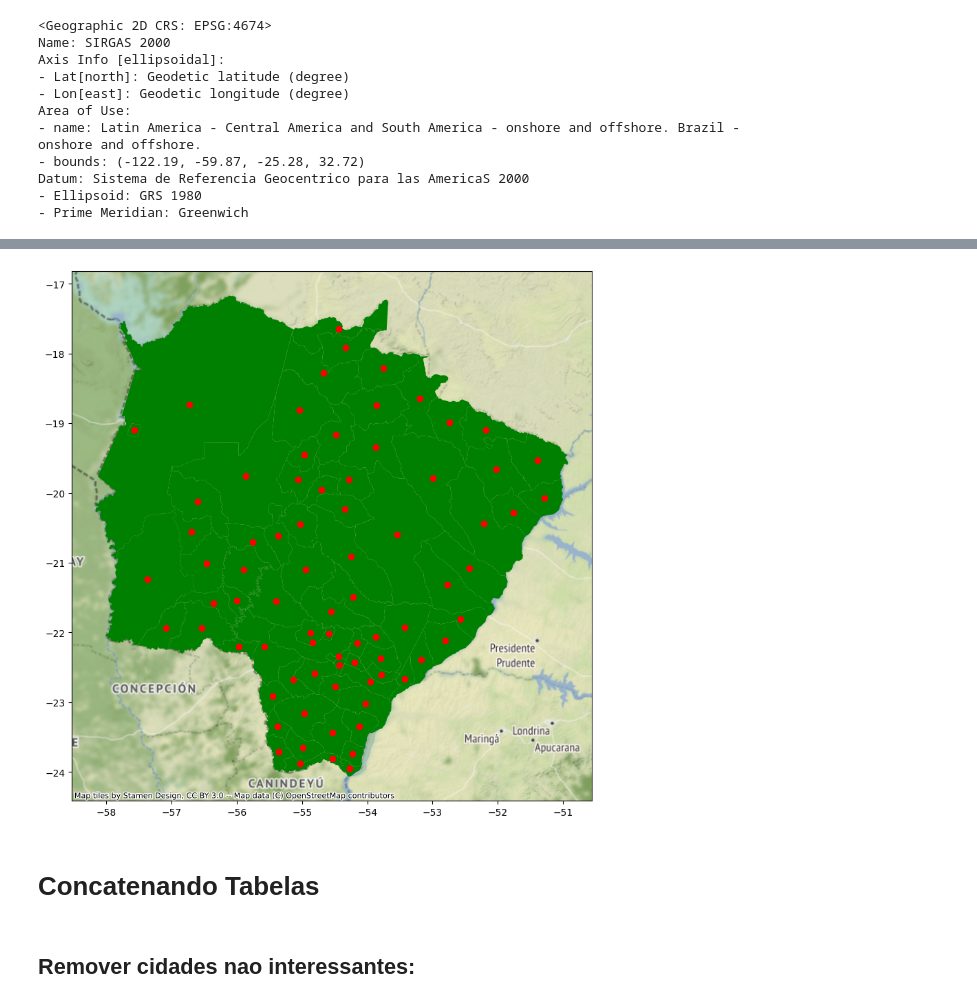
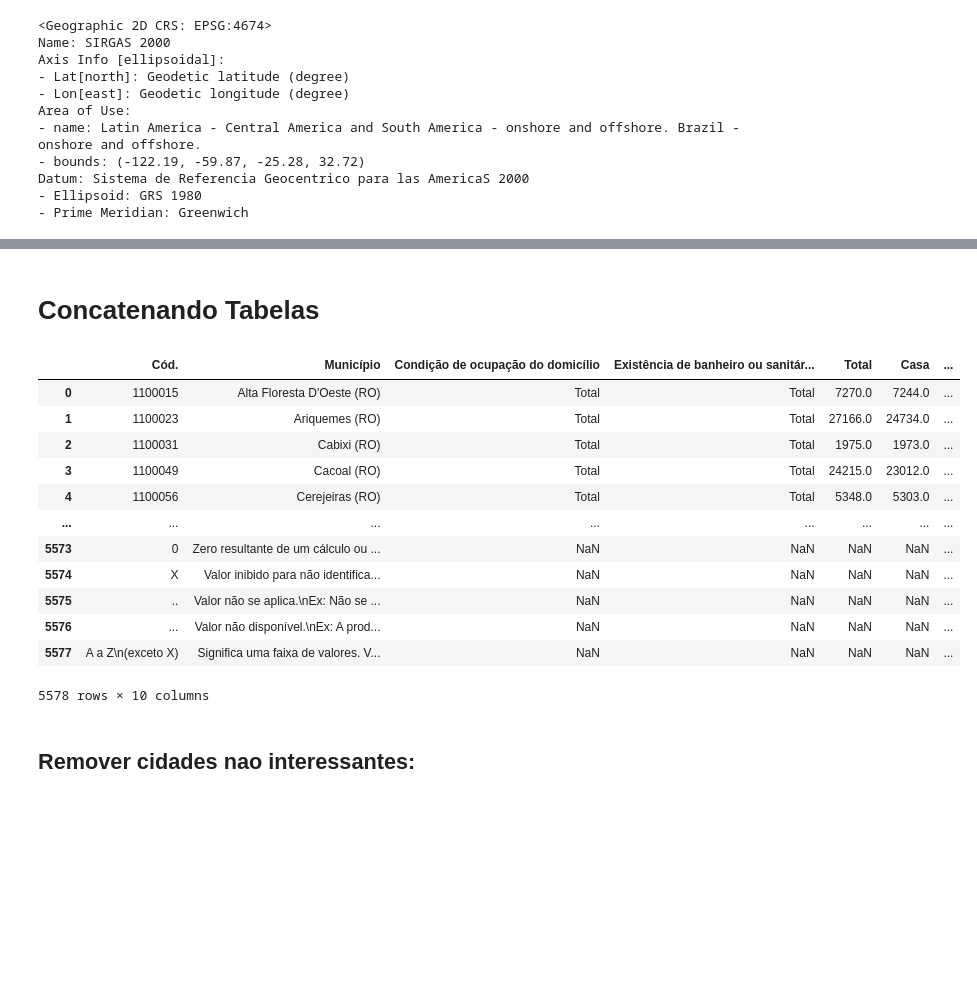
Before and after one commit to arthurchieppe/projetoInfGeo, a Jupyter notebook: Mato_Grosso_do_Sul.ipynb, the cells around one changed output, grey strips where cells are left out. Cells and saved outputs as stored; diff of their text form; code cells hidden in the pictures; blank space fills up the shorter version.

```diff
--- a/Mato_Grosso_do_Sul.ipynb
+++ b/Mato_Grosso_do_Sul.ipynb
@@ -91,16 +55,8 @@ ms.head(100)
-# %%
-fig, ax = plt.subplots(figsize=(15,10))
-ms.plot(ax=ax, color="green")
-contextily.add_basemap(ax=ax, crs="EPSG:4674")
-ms["centroides"].plot(ax=ax, color="red")
-plt.show()
-# %% [output]
-[figure, removed]
 # %% [markdown]
 # Concatenando Tabelas
 # %%
 pd.set_option('display.max_columns', None)
-pd.set_option('display.max_rows', 80)
+pd.set_option('display.max_rows', 20)
 ls_df = [
 pd.read_csv('data/ibge/Tabela616 - População economicamente ativa - MUNICIPIOS.csv', sep=',', skiprows=5),             # Done
 pd.read_csv('data/ibge/Tabela1384 - Pessoas por classes de rendimento - MUNICIPIOS.csv', sep=',', skiprows=4),        # Done
@@ -132,6 +88,22 @@ ls_names = ['arquivo_616',
 'arquivo_3573',
 'arquivo_3603',
 'arquivo_3604']
+# %%
+ls_df[9]
+# %% [output]
+|  | Cód. | Município | Condição de ocupação do domicílio | Existência de banheiro ou sanitár... | Total | Casa | ... |
+| 0 | 1100015 | Alta Floresta D'Oeste (RO) | Total | Total | 7270.0 | 7244.0 | ... |
+| 1 | 1100023 | Ariquemes (RO) | Total | Total | 27166.0 | 24734.0 | ... |
+| 2 | 1100031 | Cabixi (RO) | Total | Total | 1975.0 | 1973.0 | ... |
+| 3 | 1100049 | Cacoal (RO) | Total | Total | 24215.0 | 23012.0 | ... |
+| 4 | 1100056 | Cerejeiras (RO) | Total | Total | 5348.0 | 5303.0 | ... |
+| ... | ... | ... | ... | ... | ... | ... | ... |
+| 5573 | 0 | Zero resultante de um cálculo ou ... | NaN | NaN | NaN | NaN | ... |
+| 5574 | X | Valor inibido para não identifica... | NaN | NaN | NaN | NaN | ... |
+| 5575 | .. | Valor não se aplica.\nEx: Não se ... | NaN | NaN | NaN | NaN | ... |
+| 5576 | ... | Valor não disponível.\nEx: A prod... | NaN | NaN | NaN | NaN | ... |
+| 5577 | A a Z\n(exceto X) | Significa uma faixa de valores. V... | NaN | NaN | NaN | NaN | ... |
+5578 rows × 10 columns
 # %% [markdown]
 ## Remover cidades nao interessantes:
 # %%
```
Also changed, not shown: parts of 17 cells of this notebook, 2 other files.
